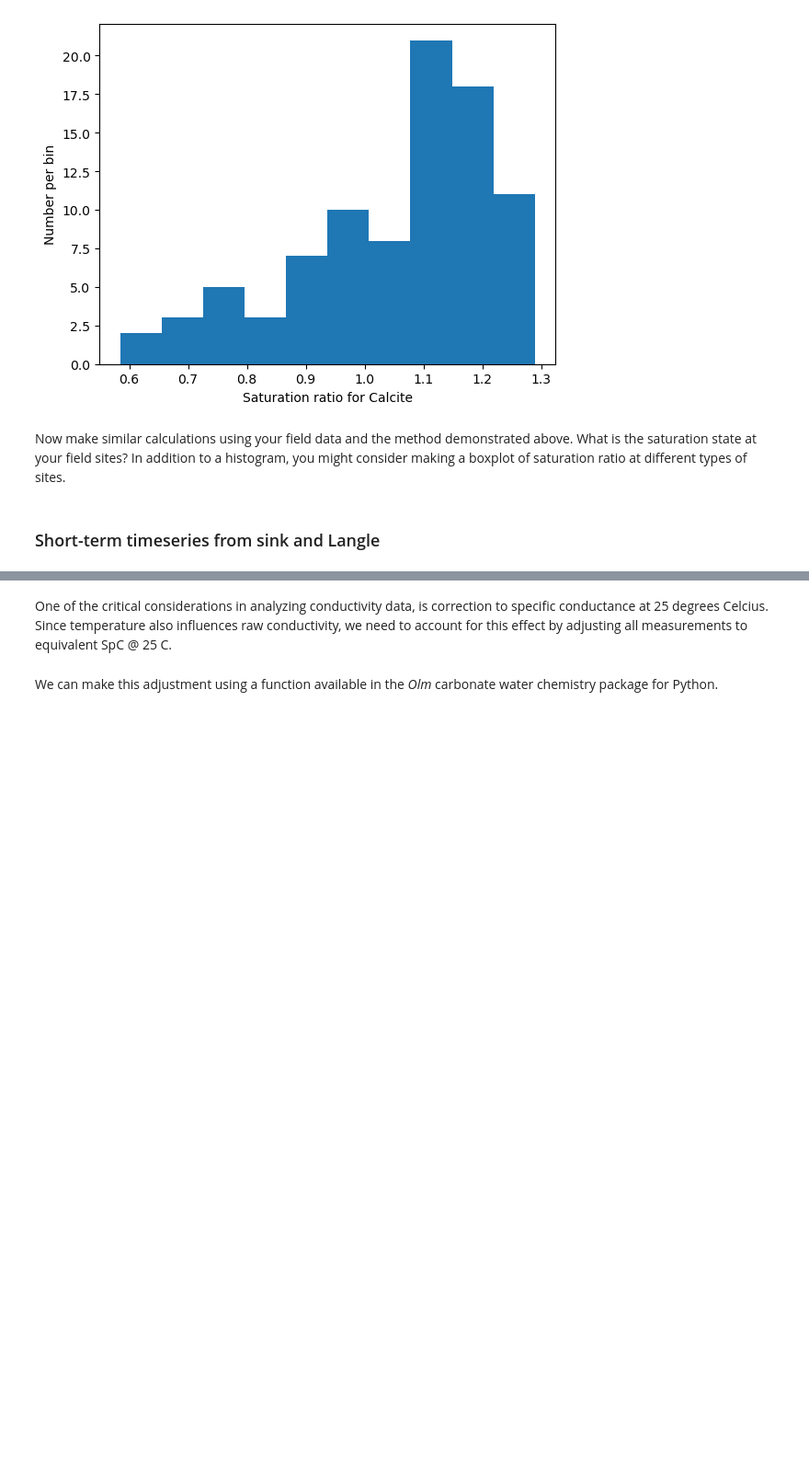
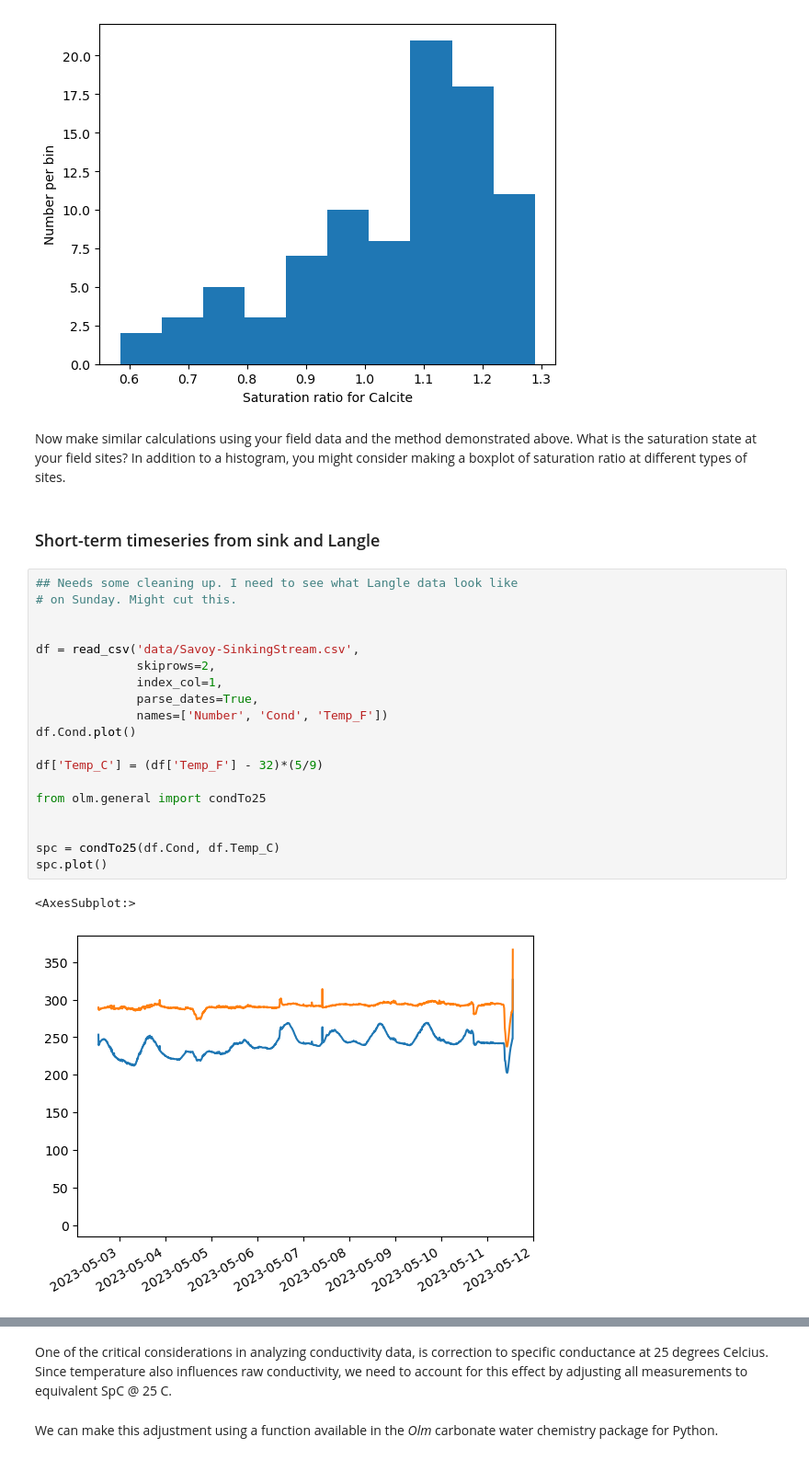
Before and after one commit to CovingtonResearchGroup/CCZ-student-python-training, a Jupyter notebook: Specific-Conductance.ipynb, the cells around one changed output, grey strips where cells are left out. Shown: that part at 92% size. Cells and saved outputs as stored; diff of their text form; blank space fills up the shorter version.

Commit message:
added short-term SpC data

```diff
--- a/Specific-Conductance.ipynb
+++ b/Specific-Conductance.ipynb
@@ -173,3 +173,25 @@ Text(0, 0.5, 'Number per bin')
 Now make similar calculations using your field data and the method demonstrated above. What is the saturation state at your field sites? In addition to a histogram, you might consider making a boxplot of saturation ratio at different types of sites.
 # %% [markdown]
 ### Short-term timeseries from sink and Langle
+# %%
+## Needs some cleaning up. I need to see what Langle data look like
+# on Sunday. Might cut this.
+
+
+df = read_csv('data/Savoy-SinkingStream.csv',
+              skiprows=2,
+              index_col=1,
+              parse_dates=True,
+              names=['Number', 'Cond', 'Temp_F'])
+df.Cond.plot()
+
+df['Temp_C'] = (df['Temp_F'] - 32)*(5/9)
+
+from olm.general import condTo25
+
+
+spc = condTo25(df.Cond, df.Temp_C)
+spc.plot()
+# %% [output]
+<AxesSubplot:>
+[figure, added]
```
Also changed, not shown: parts of 1 cell of this notebook, 1 other file.
